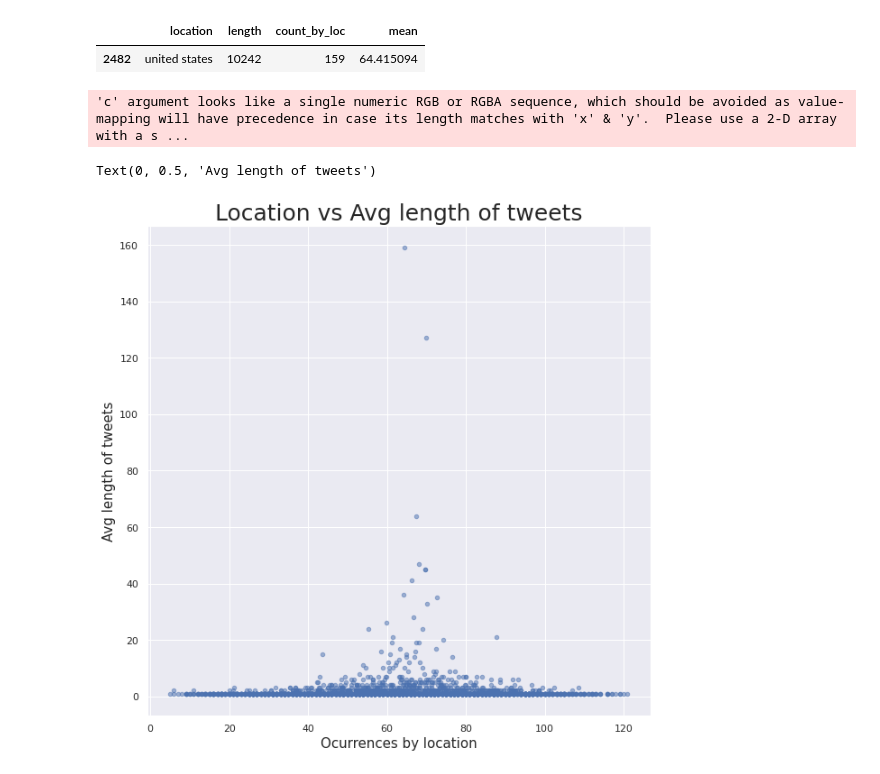
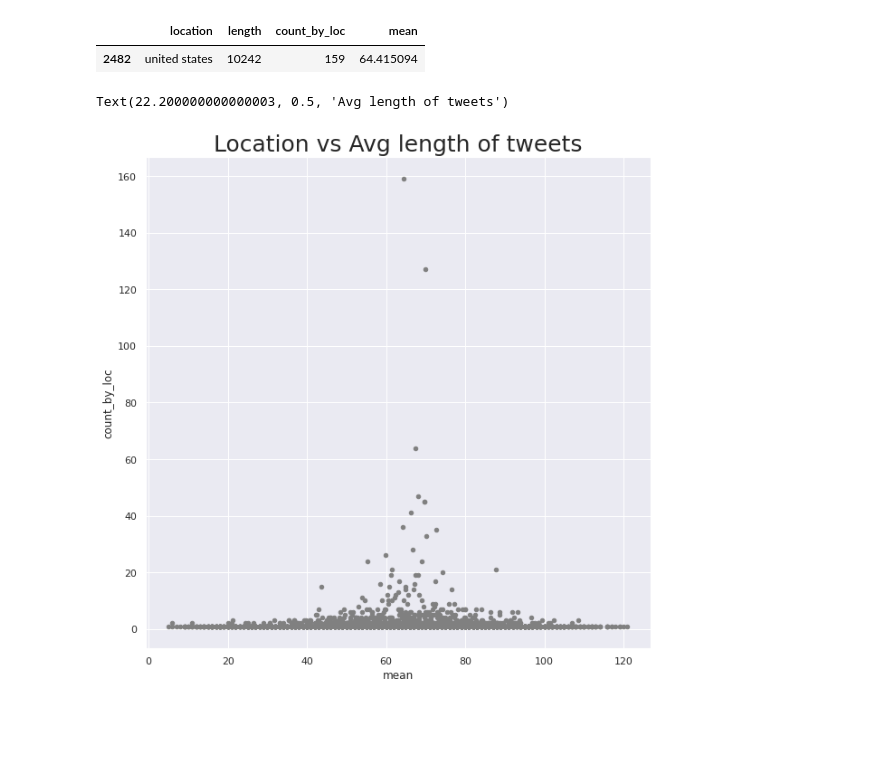
Before and after one commit to maxrinal/nlp-disaster, a Jupyter notebook: analisisLocalizaciones.ipynb, the cells around one changed output. Drawn from its saved outputs; the diff is of its cells as text; code cells hidden in the pictures; blank space fills up the shorter version.

```diff
--- a/analisisLocalizaciones.ipynb
+++ b/analisisLocalizaciones.ipynb
@@ -456,12 +481,10 @@ length_text_byloc[length_text_byloc['location']=='united states']
 | 2482 | united states | 10242 | 159 | 64.415094 |
 # %%
 
-length_text_byloc.plot.scatter('mean', 'count_by_loc',alpha = 0.5, figsize = (10, 10));
+length_text_byloc.plot.scatter(x = 'mean',y = 'count_by_loc', figsize = (10, 10), c = 'gray');
 plt.title('Location vs Avg length of tweets', fontsize = 25)
-ax = plt.gca()
 ax.set_xlabel('Ocurrences by location', fontsize = 15)
 ax.set_ylabel('Avg length of tweets', fontsize = 15)
 # %% [output]
-'c' argument looks like a single numeric RGB or RGBA sequence, which should be avoided as value-mapping will have precedence in case its length matches with 'x' & 'y'.  Please use a 2-D array with a s ...
+Text(22.200000000000003, 0.5, 'Avg length of tweets')
-Text(0, 0.5, 'Avg length of tweets')
-[figure, old version]
+[figure, new version]
```
Also changed, not shown: parts of 5 cells of this notebook.
